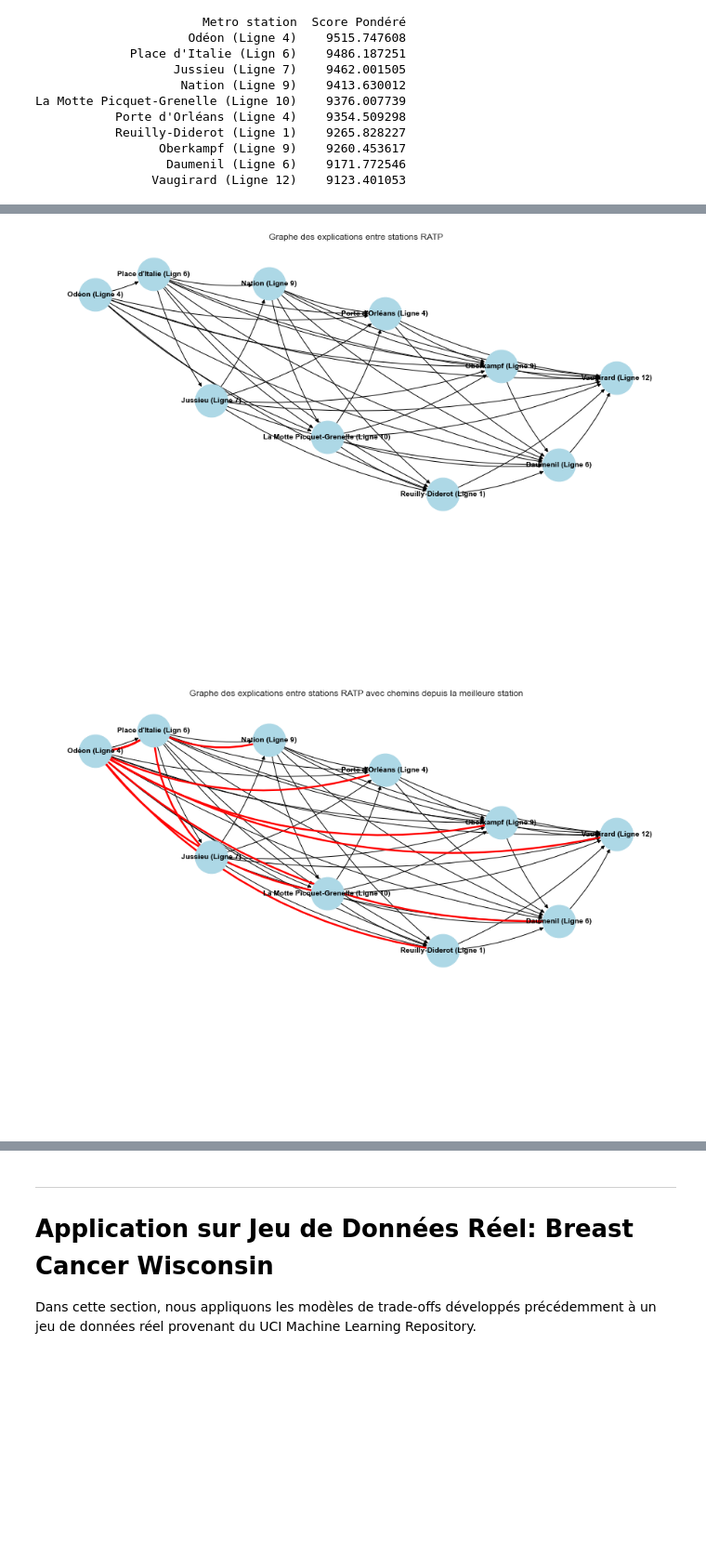
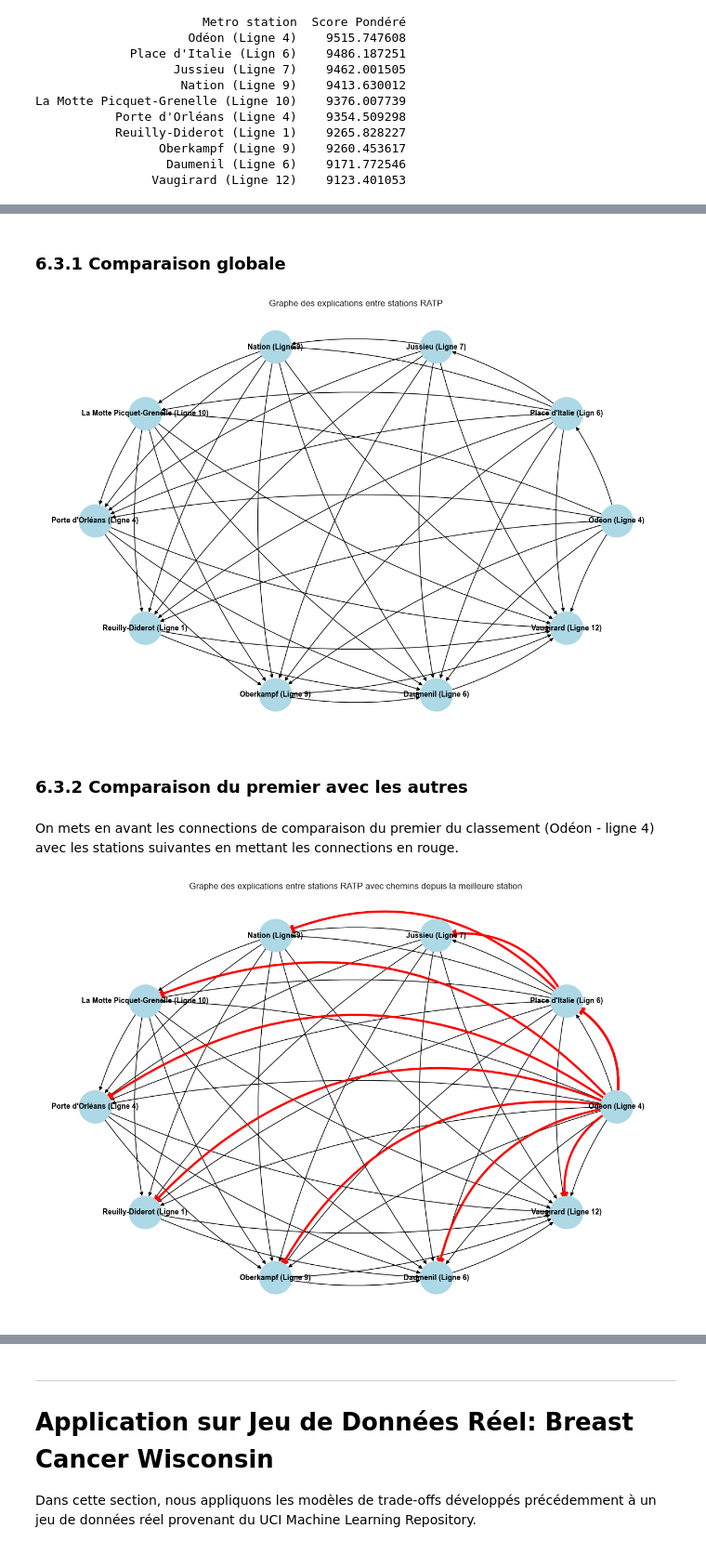
Before and after one commit to Corentin-lasne/systeme_de_decision, a Jupyter notebook: Project-trade_off.ipynb, the cells around one changed output, grey strips where cells are left out. Shown at 93% size. Cells and saved outputs as stored; diff of their text form; code cells hidden in the pictures; blank space fills up the shorter version.

Commit message:
refacto ratp and 27crit

```diff
--- a/Project-trade_off.ipynb
+++ b/Project-trade_off.ipynb
@@ -1661,3 +1657,5 @@ Pour se faire, nous allons parcourir le classement par ordre décroissant et com
+# %% [markdown]
+### 6.3.1 Comparaison globale
 # %%
 def analyser_comparaison_stations_ratp(idx_s1, idx_s2, df_ratp, poids_dict, colonnes_criteres, target_col='Métro'):
     """
@@ -1829,8 +1741,8 @@ for i in range(len(df_ratp_scores)-1):
 # %%
-# Maintenant, grâce à graphe_explication_ratp, afficher un graphe dirigé où les noeuds sont les stations et les arêtes traduisent l'existance d'une explication entre les deux stations avec pour noeud de départ la station préférée et pour noeud d'arrivée l'autre
-# J'aimerai que les noeuds se situent de gauche à droite en fonction de leur rang dans leur classement mais pas complètement alignés sinon on ne va pas voir les arêtes. Aussi les arêtes peuvent êtres incurvés.
+# Afficher le graphe des explications
 import networkx as nx
 import matplotlib.pyplot as plt
+import math
 G = nx.DiGraph()
 for comparaison in graphe_explications_ratp:
     for clef, valeur in comparaison.items():
@@ -1841,33 +1753,41 @@ for comparaison in graphe_explications_ratp:
         G.add_edge(nom_s1, nom_s2)
 
 pos = {}
+n = len(df_ratp_scores['Metro station'])
 for idx, station in enumerate(df_ratp_scores['Metro station']):
-    pos[station] = (idx, np.random.rand())  # x = rang, y = position aléatoire pour éviter l'alignement strict
+    angle = 2 * math.pi * idx / n
+    x = math.cos(angle)
+    y = math.sin(angle)
+    pos[station] = (x, y)
 plt.figure(figsize=(12, 8))
 nx.draw(G, pos, with_labels=True, arrows=True, node_size=2000, node_color='lightblue', font_size=10, font_weight='bold', connectionstyle='arc3,rad=0.1')
 plt.title("Graphe des explications entre stations RATP")
 plt.show()
 # %% [output]
-[figure, old version]
+[figure, new version]
+# %% [markdown]
+### 6.3.2 Comparaison du premier avec les autres
+# %% [markdown]
+On mets en avant les connections de comparaison du premier du classement (Odéon - ligne 4) avec les stations suivantes en mettant les connections en rouge.
 # %%
-# Peux tu montrer qu'il existe un chemin partant du noeud le plus à gauche et qui passe par tous les autres noeuds, cela peut être fait par des chemins différents mais je veux mettre en évidence qu'il existe au moins un chemin qui permet de rejoindre le noeud le plus à gauche à tous les autres points
+# Montrer les chemins de la meilleure station (la première du classement) vers toutes les autres stations dans le graphe
 start_node = df_ratp_scores.iloc[0]['Metro station']
 all_paths = {}
 for target_node in df_ratp_scores['Metro station']:
     if target_node != start_node:
         try:
             path = nx.shortest_path(G, source=start_node, target=target_node)
             all_paths[target_node] = path
         except nx.NetworkXNoPath:
             all_paths[target_node] = None
-# Je veux afficher ces chemins en rouge en un peu plus gros que les autres arêtes dans le graphe fait plus haut si c'est possible
 plt.figure(figsize=(12, 8))
 nx.draw(G, pos, with_labels=True, arrows=True, node_size=2000, node_color='lightblue', font_size=10, font_weight='bold', connectionstyle='arc3,rad=0.1')
 for target_node, path in all_paths.items():
     if path is not None:
         edge_list = list(zip(path[:-1], path[1:]))
-        nx.draw_networkx_edges(G, pos, edgelist=edge_list, edge_color='red', width=2.5, connectionstyle='arc3,rad=0.2')
+        nx.draw_networkx_edges(G, pos, edgelist=edge_list, edge_color='red', width=3, arrows=True, arrowsize=20, connectionstyle='arc3,rad=0.35', min_source_margin=15, min_target_margin=15
+        )
 plt.title("Graphe des explications entre stations RATP avec chemins depuis la meilleure station")
 plt.show()
 # %% [output]
-[figure, old version]
+[figure, new version]
```
Also changed, not shown: parts of 32 cells of this notebook.
